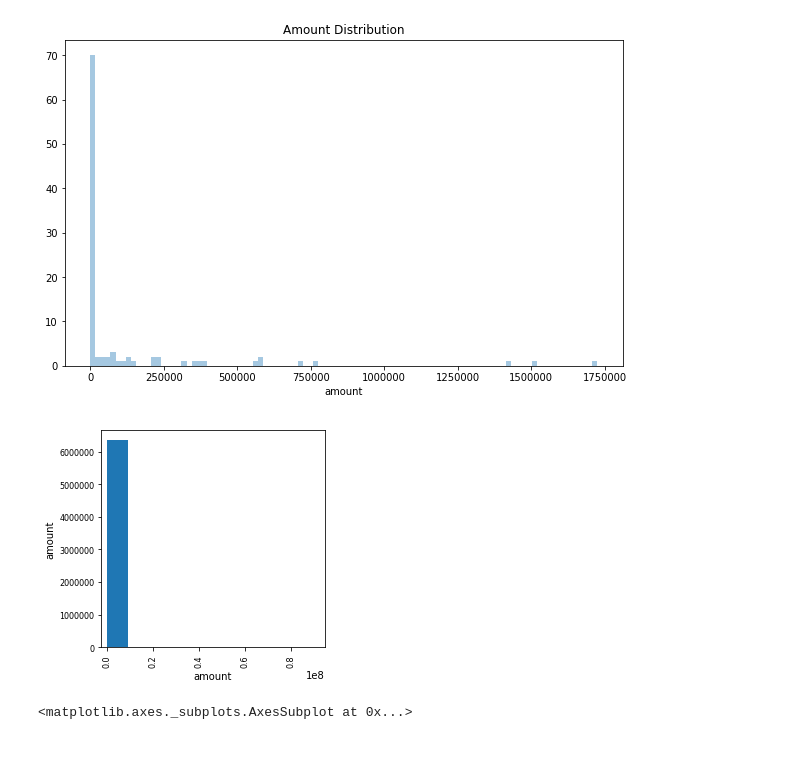
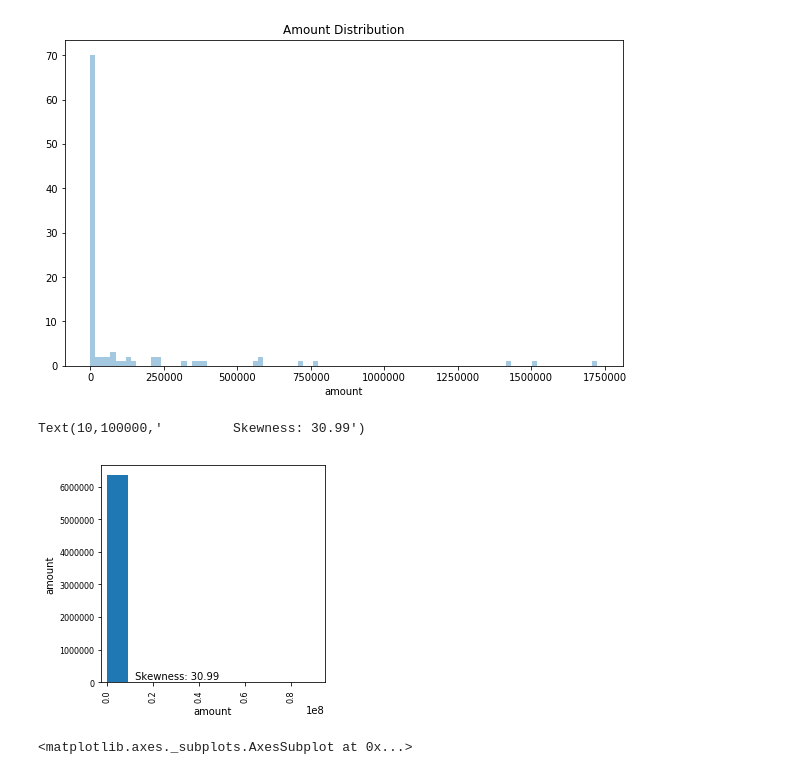
Before and after one commit to venkat998899/machine-learning, a Jupyter notebook: projects/capstone/payments_fraud.ipynb, the cells around one changed output. Cells and saved outputs as stored; diff of their text form; code cells hidden in the pictures.

```diff
--- a/projects/capstone/payments_fraud.ipynb
+++ b/projects/capstone/payments_fraud.ipynb
@@ -301,14 +285,17 @@ h.figure.set_size_inches(10,6)
 [figure]
 # %%
 import matplotlib.pyplot as plt
+
 
 
 # Produce a scatter matrix for each pair of features in the data
 #pd.scatter_matrix(data, alpha = 0.3, figsize = (14,8), diagonal = 'kde');
 pd.scatter_matrix(data[['amount']], alpha = 0.3, figsize = (4,4));
 #pd.scatter_matrix(data[['type']], alpha = 0.3, figsize = (4,4));
+plt.text(10, 100000, "         Skewness: {0:.2f}".format(skew(data['amount'])))
 # %% [output]
+Text(10,100000,'         Skewness: 30.99')
-[figure, old version]
+[figure, new version]
 # %%
 import seaborn as sns
 # Calculate correlation between each pair of variable
```
Also changed, not shown: parts of 21 cells of this notebook.
